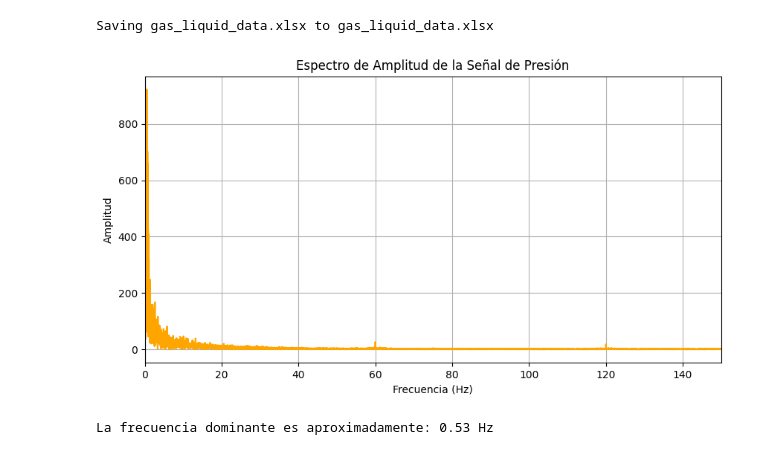
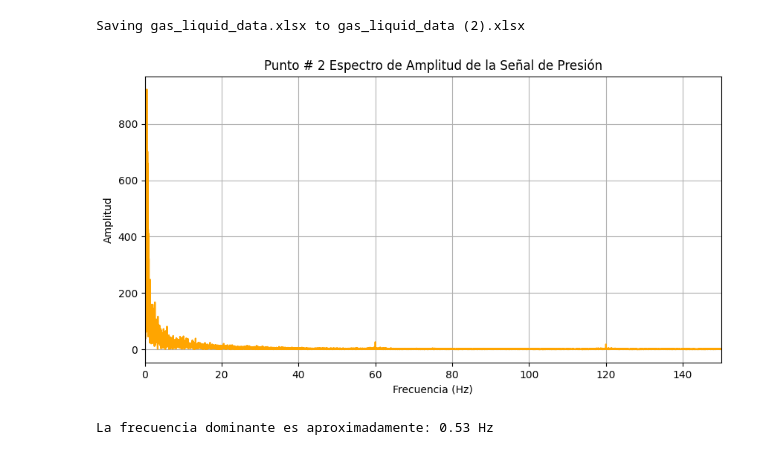
Before and after one commit to CarlosReyesM-202510062/Tarea-3, a Jupyter notebook: Tarea_3.ipynb, the cells around one changed output. Cells and saved outputs as stored; diff of their text form; code cells hidden in the pictures.

```diff
--- a/Tarea_3.ipynb
+++ b/Tarea_3.ipynb
@@ -43,48 +43,48 @@ plt.show()
 # %%
-# Paso 1: Importar librerías necesarias
+#  Importar librerías necesarias
 import numpy as np
 import pandas as pd
 import matplotlib.pyplot as plt
 from scipy.fft import fft, fftfreq
 from google.colab import files
 
-# Paso 2: Subir archivo de Excel con datos de presión
+#  Subir archivo de Excel con datos de presión
 uploaded = files.upload()  # Selecciona tu archivo, por ejemplo: 'gas_liquid_data.xlsx'
 
-# Paso 3: Cargar el archivo Excel
+#  Cargar el archivo Excel
 filename = list(uploaded.keys())[0]  # Nombre del archivo subido
 df = pd.read_excel(filename)  # Leer el archivo
 
-# Paso 4: Extraer columna de presión (usamos la última si no hay nombre)
+#  Extraer columna de presión (usamos la última si no hay nombre)
 pressure_data = df.iloc[:, -1].dropna().reset_index(drop=True)
 
-# Paso 5: Definir parámetros de muestreo
+#  Definir parámetros de muestreo
 fs = 300  # Frecuencia de muestreo en Hz (300 muestras por segundo)
 n = len(pressure_data)  # Número total de muestras
 timestep = 1 / fs  # Tiempo entre muestras
 
-# Paso 6: Aplicar la FFT
+# 6: Aplicar la FFT (transformada rápida)
 pressure_array = pressure_data.to_numpy()
 yf = fft(pressure_array)  # Transformada de Fourier
 xf = fftfreq(n, d=timestep)[:n//2]  # Solo mitad positiva de frecuencias
 amplitudes = 2.0/n * np.abs(yf[0:n//2])  # Magnitud normalizada
 
-# Paso 7: Graficar espectro de amplitud
+#  Graficar espectro de amplitud
 plt.figure(figsize=(10, 5))
 plt.plot(xf, amplitudes, color='orange')
-plt.title('Espectro de Amplitud de la Señal de Presión')
+plt.title('Punto # 2 Espectro de Amplitud de la Señal de Presión')
 plt.xlabel('Frecuencia (Hz)')
 plt.ylabel('Amplitud')
 plt.grid(True)
 plt.xlim(0, fs/2)
 plt.show()
 
-# Paso 8: Encontrar frecuencia dominante
+#  Encontrar frecuencia dominante
 dominant_freq_index = np.argmax(amplitudes[1:]) + 1  # Excluye la componente DC (0 Hz)
 dominant_freq = xf[dominant_freq_index]
 print(f'La frecuencia dominante es aproximadamente: {dominant_freq:.2f} Hz')
 # %% [output]
 [interactive output not drawn]
-Saving gas_liquid_data.xlsx to gas_liquid_data.xlsx
+Saving gas_liquid_data.xlsx to gas_liquid_data (2).xlsx
-[figure, old version]
+[figure, new version]
 La frecuencia dominante es aproximadamente: 0.53 Hz
```
Also changed, not shown: parts of 1 cell of this notebook.
